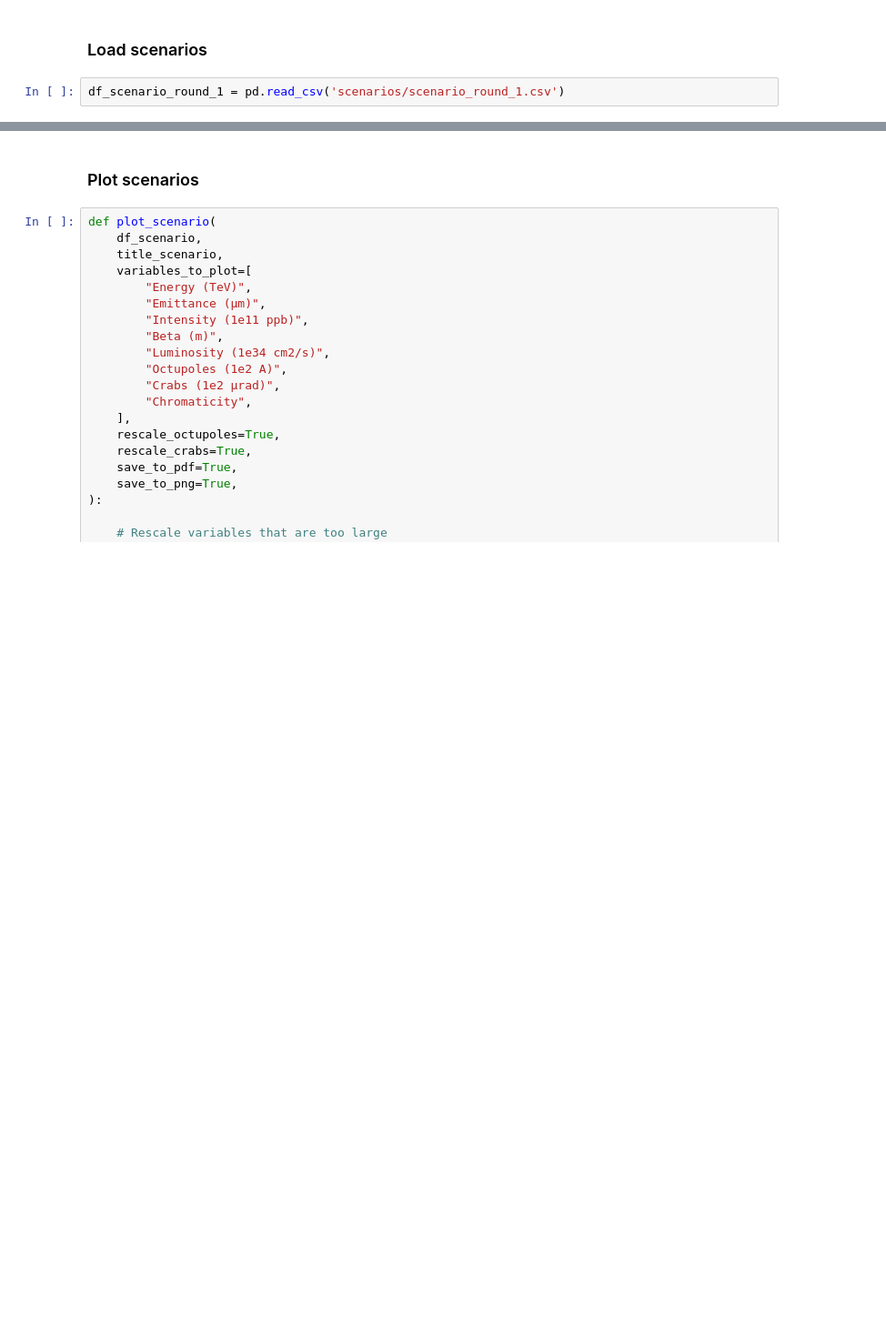
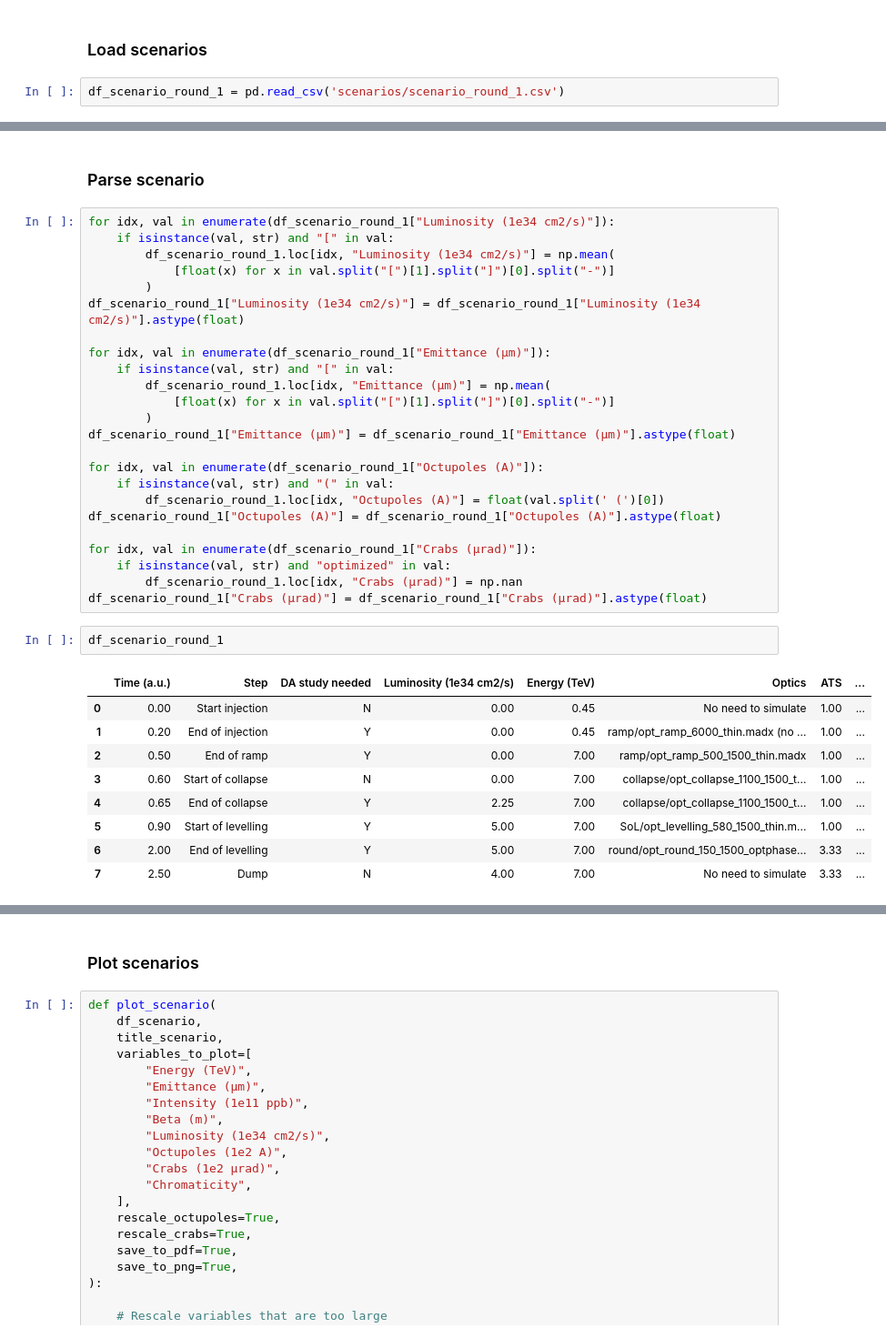
Before and after one commit to ColasDroin/DA_parametrization_run_4, a Jupyter notebook: plot_scenarios.ipynb, the cells around one changed output, grey strips where cells are left out. Shown: that part at 91% size. Saved outputs shown, nothing was run; the diff lists cells and outputs as text; blank space fills up the shorter version.

```diff
--- a/plot_scenarios.ipynb
+++ b/plot_scenarios.ipynb
@@ -24,0 +26,38 @@ df_scenario_round_1
+# %% [markdown]
+### Parse scenario
+# %%
+for idx, val in enumerate(df_scenario_round_1["Luminosity (1e34 cm2/s)"]):
+    if isinstance(val, str) and "[" in val:
+        df_scenario_round_1.loc[idx, "Luminosity (1e34 cm2/s)"] = np.mean(
+            [float(x) for x in val.split("[")[1].split("]")[0].split("-")]
+        )
+df_scenario_round_1["Luminosity (1e34 cm2/s)"] = df_scenario_round_1["Luminosity (1e34 cm2/s)"].astype(float)
+
+for idx, val in enumerate(df_scenario_round_1["Emittance (μm)"]):
+    if isinstance(val, str) and "[" in val:
+        df_scenario_round_1.loc[idx, "Emittance (μm)"] = np.mean(
+            [float(x) for x in val.split("[")[1].split("]")[0].split("-")]
+        )
+df_scenario_round_1["Emittance (μm)"] = df_scenario_round_1["Emittance (μm)"].astype(float)
+
+for idx, val in enumerate(df_scenario_round_1["Octupoles (A)"]):
+    if isinstance(val, str) and "(" in val:
+        df_scenario_round_1.loc[idx, "Octupoles (A)"] = float(val.split(' (')[0])
+df_scenario_round_1["Octupoles (A)"] = df_scenario_round_1["Octupoles (A)"].astype(float)
+
+for idx, val in enumerate(df_scenario_round_1["Crabs (μrad)"]):
+    if isinstance(val, str) and "optimized" in val:
+        df_scenario_round_1.loc[idx, "Crabs (μrad)"] = np.nan
+df_scenario_round_1["Crabs (μrad)"] = df_scenario_round_1["Crabs (μrad)"].astype(float)
+# %%
+df_scenario_round_1
+# %% [output]
+|  | Time (a.u.) | Step | DA study needed | Luminosity (1e34 cm2/s) | Energy (TeV) | Optics | ATS | ... |
+| 0 | 0.00 | Start injection | N | 0.00 | 0.45 | No need to simulate | 1.00 | ... |
+| 1 | 0.20 | End of injection | Y | 0.00 | 0.45 | ramp/opt_ramp_6000_thin.madx (no ... | 1.00 | ... |
+| 2 | 0.50 | End of ramp | Y | 0.00 | 7.00 | ramp/opt_ramp_500_1500_thin.madx | 1.00 | ... |
+| 3 | 0.60 | Start of collapse | N | 0.00 | 7.00 | collapse/opt_collapse_1100_1500_t... | 1.00 | ... |
+| 4 | 0.65 | End of collapse | Y | 2.25 | 7.00 | collapse/opt_collapse_1100_1500_t... | 1.00 | ... |
+| 5 | 0.90 | Start of levelling | Y | 5.00 | 7.00 | SoL/opt_levelling_580_1500_thin.m... | 1.00 | ... |
+| 6 | 2.00 | End of levelling | Y | 5.00 | 7.00 | round/opt_round_150_1500_optphase... | 3.33 | ... |
+| 7 | 2.50 | Dump | N | 4.00 | 7.00 | No need to simulate | 3.33 | ... |
```
Also changed, not shown: parts of 3 cells of this notebook, 4 other files.
